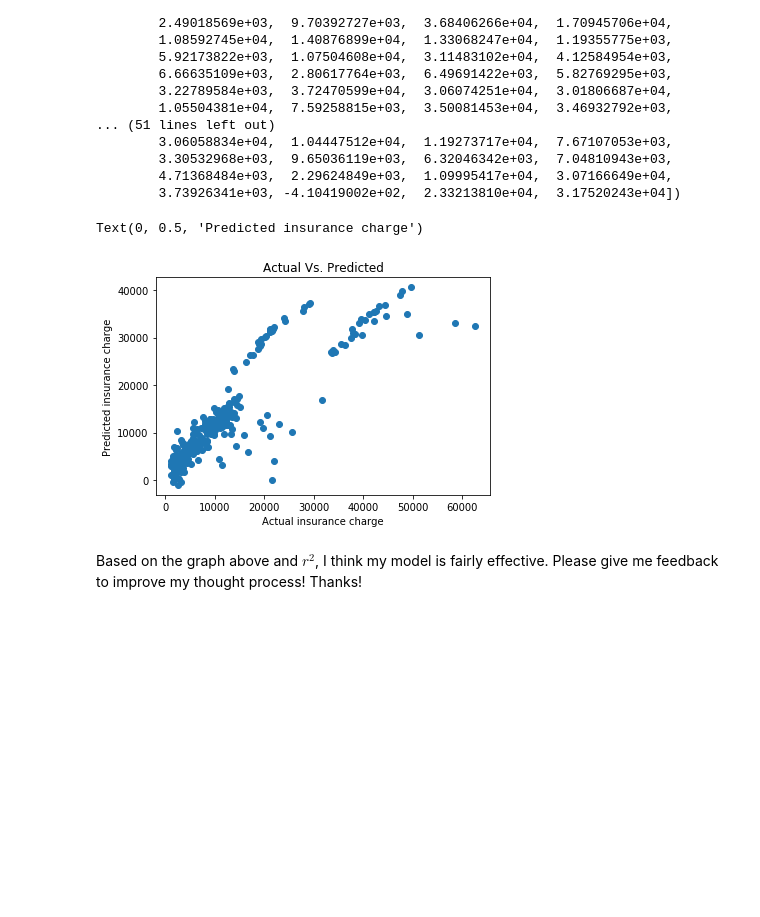
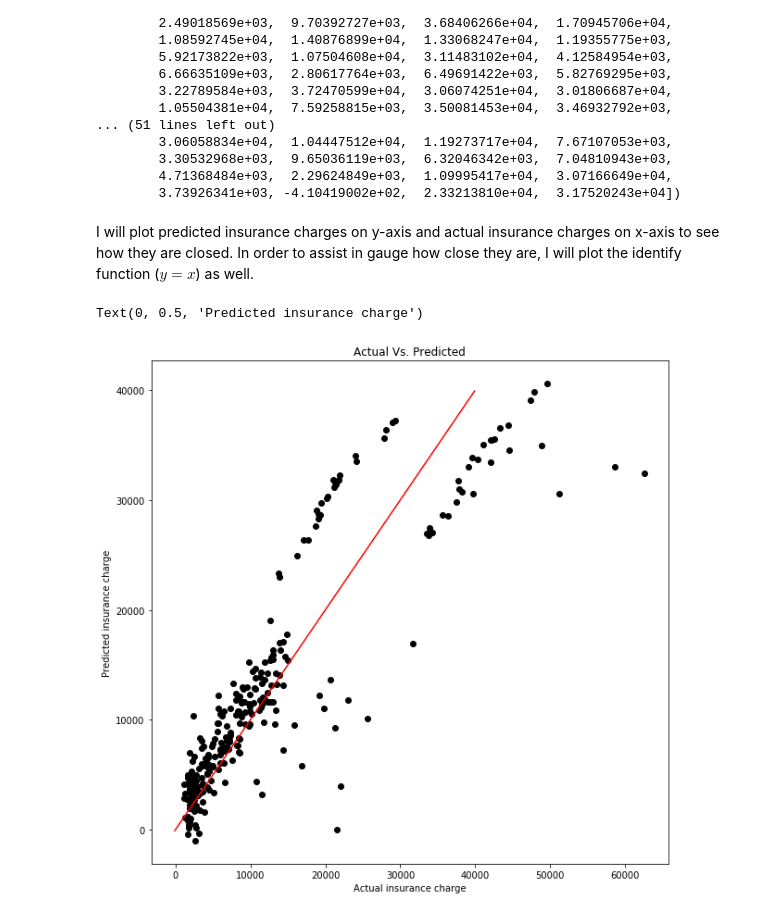
Before and after one commit to feelzoo/US_Medical_Insurance_Cost, a Jupyter notebook: US_Medical_Insurance_Cost_multiple_regression.ipynb, the cells around one changed output. Cells and saved outputs as stored; diff of their text form; code cells hidden in the pictures; blank space fills up the shorter version.

```diff
--- a/US_Medical_Insurance_Cost_multiple_regression.ipynb
+++ b/US_Medical_Insurance_Cost_multiple_regression.ipynb
@@ -477,13 +480,18 @@ array([ 2.80196712e+03,  2.76539583e+04,  1.18270033e+04,  4.97128202e+03,
         3.30532968e+03,  9.65036119e+03,  6.32046342e+03,  7.04810943e+03,
         4.71368484e+03,  2.29624849e+03,  1.09995417e+04,  3.07166649e+04,
         3.73926341e+03, -4.10419002e+02,  2.33213810e+04,  3.17520243e+04])
+# %% [markdown]
+I will plot predicted insurance charges on y-axis and actual insurance charges on x-axis to see how they are closed. In order to assist in gauge how close they are, I will plot the identify function ($y = x$) as well.
 # %%
-plt.scatter(y_test,predicted_y)
+#plot y_test vs predicted_y
+plt.subplots(figsize=(10,10))
+plt.scatter(y_test,predicted_y,color = 'black')
+x_1 = range(-100,40000,100)
+y_1 = range(-100,40000,100)
+plt.plot(x_1,y_1,color='red')
 plt.title('Actual Vs. Predicted')
 plt.xlabel('Actual insurance charge')
 plt.ylabel('Predicted insurance charge')
 # %% [output]
 Text(0, 0.5, 'Predicted insurance charge')
-[figure, old version]
+[figure, new version]
-# %% [markdown]
-Based on the graph above and $r^2$, I think my model is fairly effective. Please give me feedback to improve my thought process! Thanks!
```
Also changed, not shown: parts of 15 cells of this notebook.
